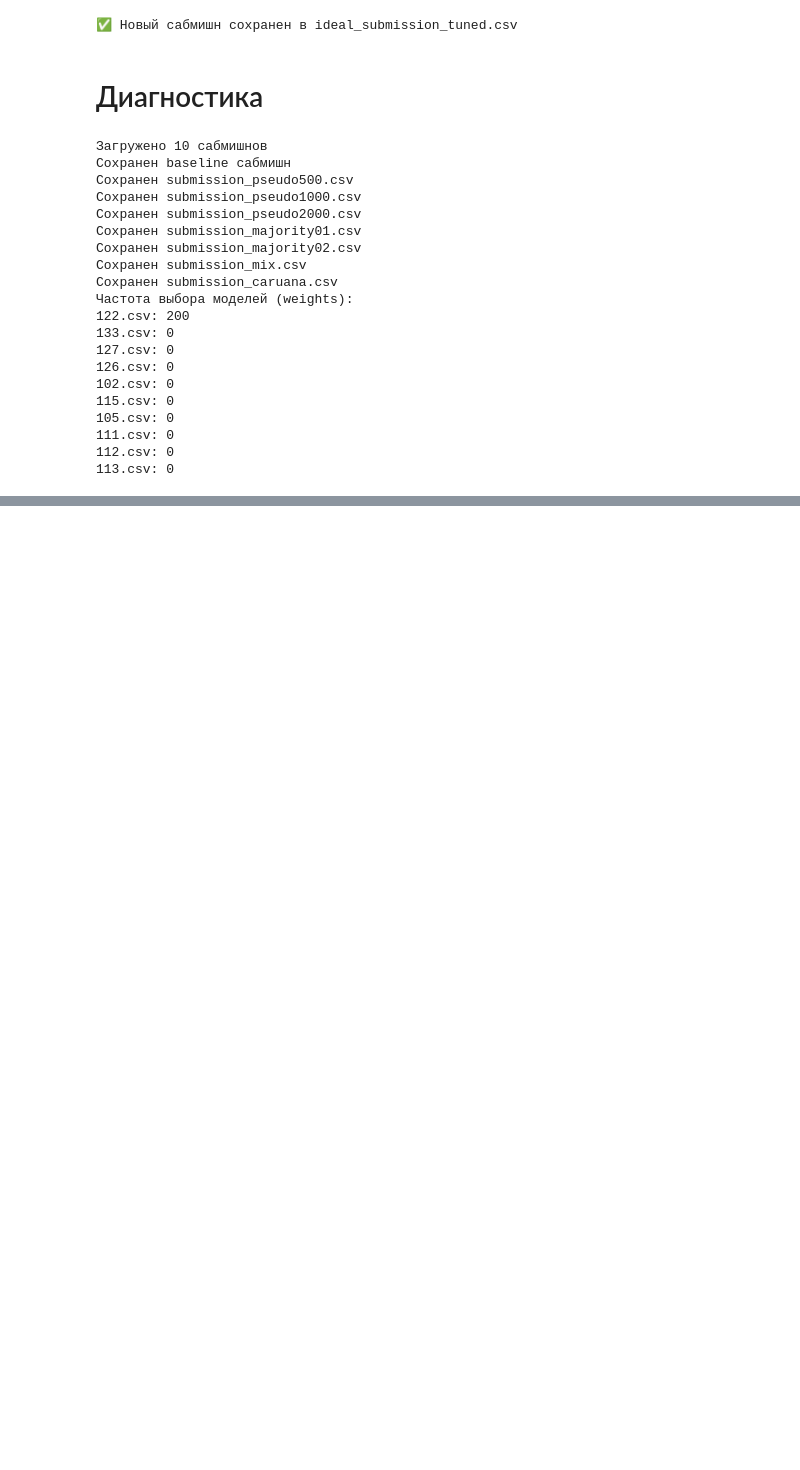
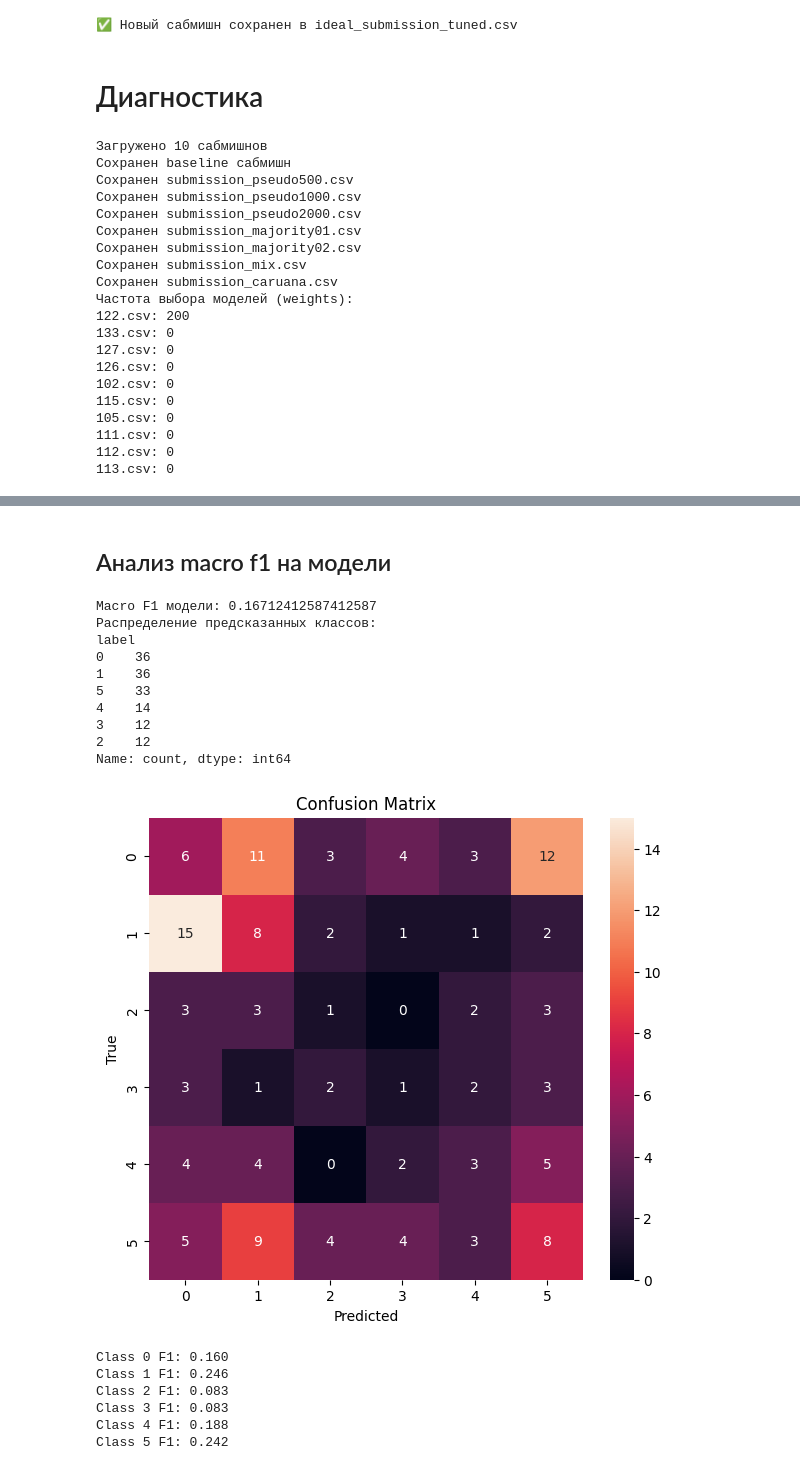
Before and after one commit to FlexonaFFt/alliance-ai-hack, a Jupyter notebook: notebooks/submiss.ipynb, the cells around one changed output, grey strips where cells are left out. Cells and saved outputs as stored; diff of their text form; code cells hidden in the pictures; blank space fills up the shorter version.

```diff
--- a/notebooks/submiss.ipynb
+++ b/notebooks/submiss.ipynb
@@ -305,0 +391,55 @@ for f, c in zip(files, counts):
+# %% [markdown]
+## Анализ macro f1 на модели
+# %%
+import pandas as pd
+from sklearn.metrics import f1_score, confusion_matrix
+import matplotlib.pyplot as plt
+import seaborn as sns
+
+gt = pd.read_csv("../tasktwo_/data/train_folder/train/_classes.csv", sep=',')
+sub_model = pd.read_csv("submission_mix.csv")
+
+class_cols = ["Bear", "Bird", "Cat", "Dog", "Leopard", "Otter"]
+gt[class_cols] = gt[class_cols].astype(int)
+gt['label'] = gt[class_cols].idxmax(axis=1).map({
+    "Bear":0, "Bird":1, "Cat":2, "Dog":3, "Leopard":4, "Otter":5
+})
+
+gt_subset = gt.iloc[:len(sub_model)].reset_index(drop=True)
+y_true = gt_subset['label']
+y_pred = sub_model['label'].astype(int)
+
+macro_f1 = f1_score(y_true, y_pred, average='macro')
+print("Macro F1 модели:", macro_f1)
+print("Распределение предсказанных классов:")
+print(y_pred.value_counts())
+
+cm = confusion_matrix(y_true, y_pred)
+plt.figure(figsize=(7,6))
+sns.heatmap(cm, annot=True, fmt='d', xticklabels=range(6), yticklabels=range(6))
+plt.xlabel("Predicted")
+plt.ylabel("True")
+plt.title("Confusion Matrix")
+plt.show()
+
+f1_per_class = f1_score(y_true, y_pred, average=None)
+for i, f1 in enumerate(f1_per_class):
+    print(f"Class {i} F1: {f1:.3f}")
+# %% [output]
+Macro F1 модели: 0.16712412587412587
+Распределение предсказанных классов:
+label
+0    36
+1    36
+5    33
+4    14
+3    12
+2    12
+Name: count, dtype: int64
+[figure, added]
+Class 0 F1: 0.160
+Class 1 F1: 0.246
+Class 2 F1: 0.083
+Class 3 F1: 0.083
+Class 4 F1: 0.188
+Class 5 F1: 0.242
```
Also changed, not shown: parts of 3 cells of this notebook, 13 other files.
